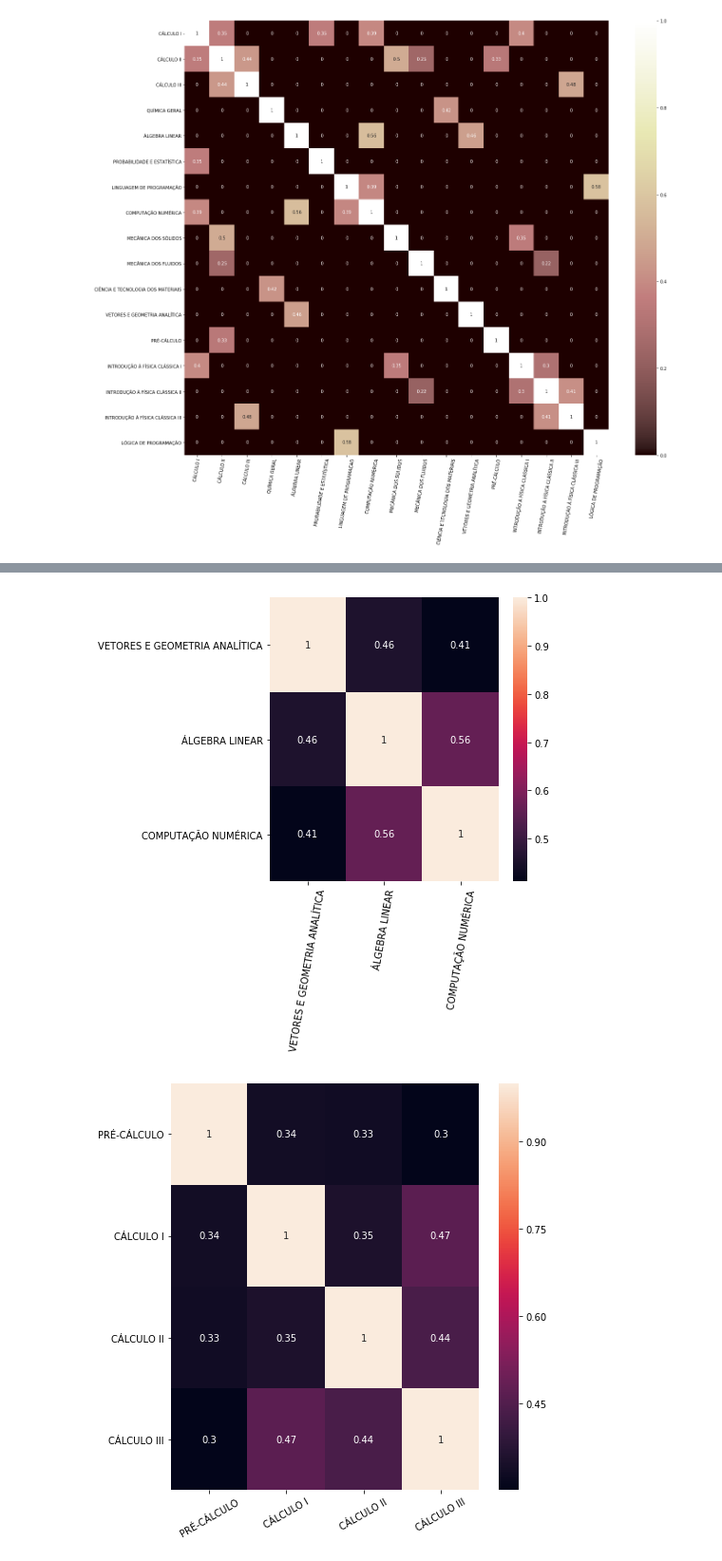
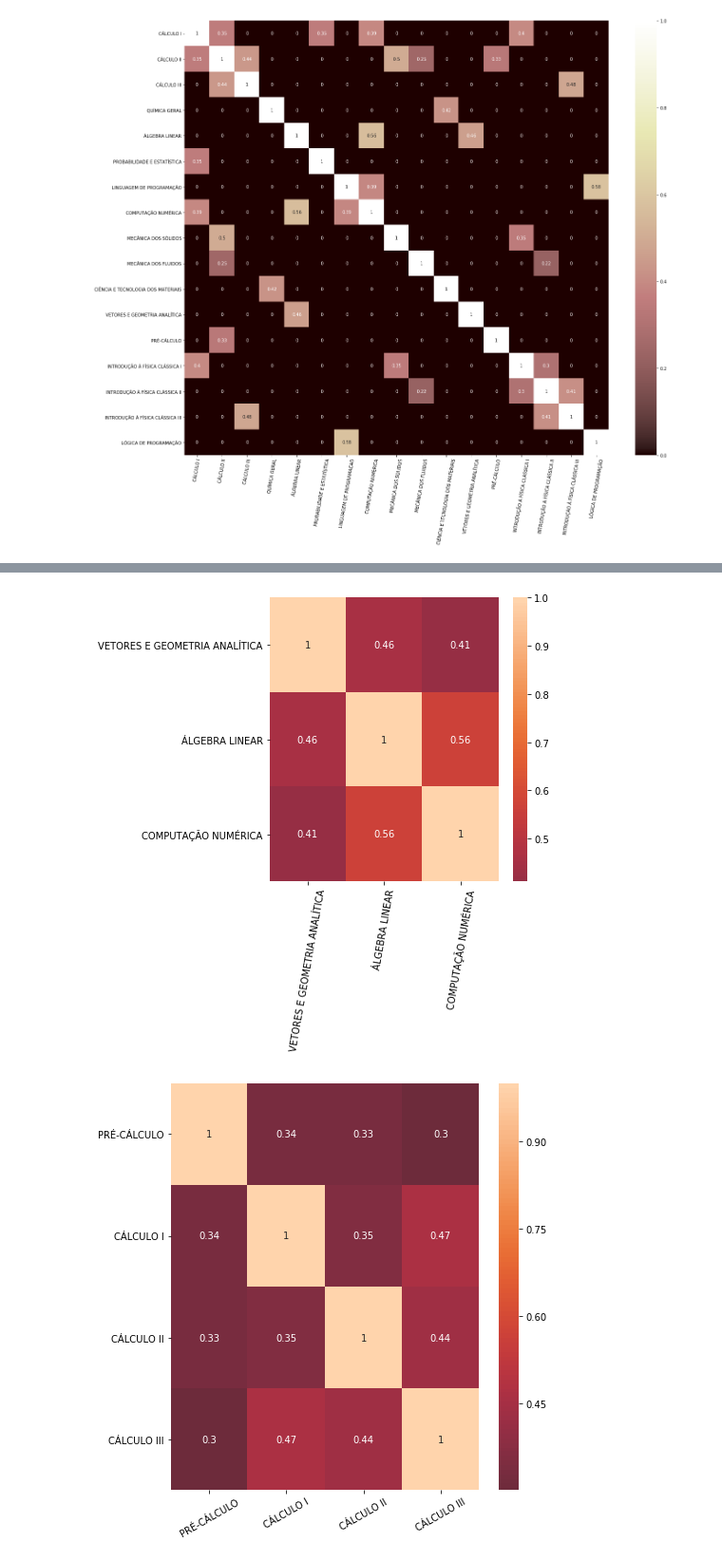
Before and after one commit to AndressaStefany/UFRN-data-analysis, a Jupyter notebook: correlacao.ipynb, the cells around one changed output, grey strips where cells are left out. Shown at 95% size. Drawn from its saved outputs; the diff is of its cells as text; code cells hidden in the pictures.

```diff
--- a/correlacao.ipynb
+++ b/correlacao.ipynb
@@ -569,7 +570,7 @@ plt.tight_layout()
 sns_plot.get_figure().savefig('corr_mat.png')
 
 fig, ax = plt.subplots(figsize=(7,7))
-sns_plot = sns.heatmap(df_correr[col_fis].corr(), annot=True, ax=ax)
+sns_plot = sns.heatmap(df_correr[col_fis].corr(),center=0, annot=True, ax=ax)
 plt.xticks(rotation=80)
 plt.yticks(rotation=0)
 plt.tight_layout()
@@ -593,2 +594,2 @@ sns_plot.get_figure().savefig('corr_mec.png')
-[figure, old version]
+[figure, new version]
-[figure, old version]
+[figure, new version]
```
Also changed, not shown: parts of 12 cells of this notebook.
